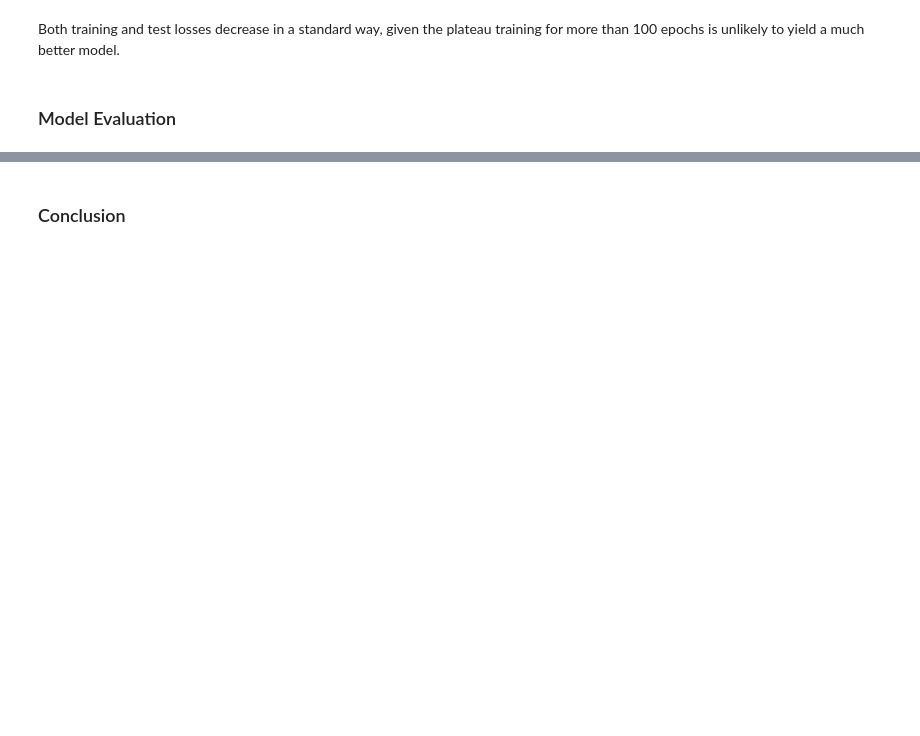
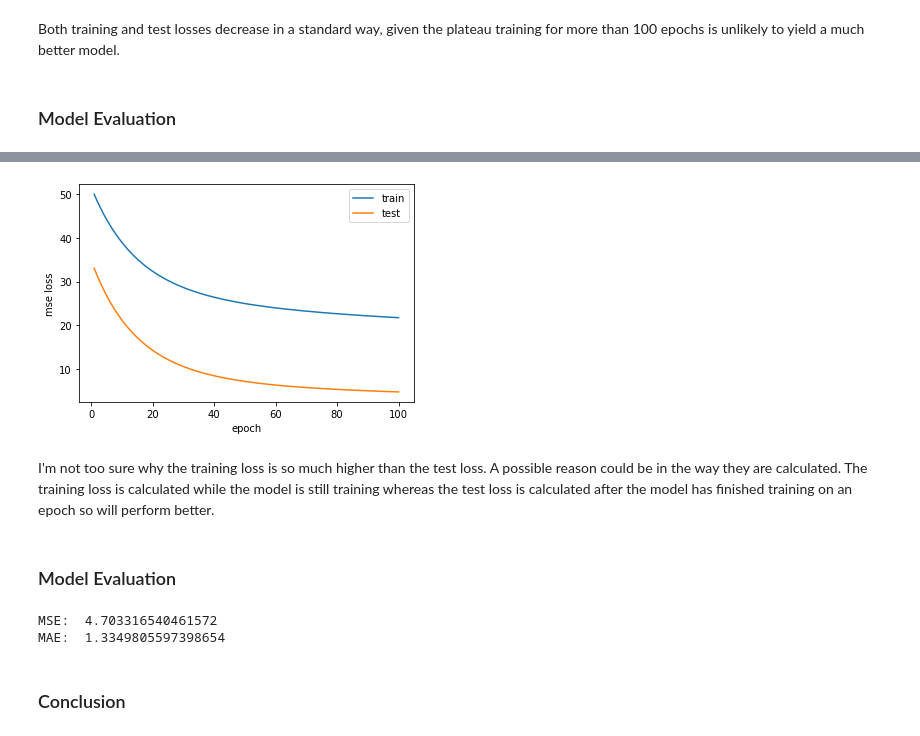
Before and after one commit to SamuelMidgley/RecSys-for-DTI, a Jupyter notebook: Matrix Factorisation for DTI.ipynb, the cells around one changed output, grey strips where cells are left out. Saved outputs shown, nothing was run; the diff lists cells and outputs as text; code cells hidden in the pictures; blank space fills up the shorter version.

```diff
--- a/Matrix Factorisation for DTI.ipynb
+++ b/Matrix Factorisation for DTI.ipynb
@@ -277,0 +407,7 @@ MAE:  0.8772664698006147
+# %%
+# loading in previously calculated similarity matrices
+drug_sim_np = np.loadtxt('SimilarityMatrices/drug_sim.txt', delimiter=',')
+drug_sim = torch.from_numpy(drug_sim_np)
+
+target_sim_np = np.loadtxt('SimilarityMatrices/target_sim.txt', delimiter=',')
+target_sim = torch.from_numpy(target_sim_np)
@@ -277,0 +464,5 @@ MAE:  0.8772664698006147
+# %%
+n_factors = 20 # number of latent factors
+num_epochs = 100
+
+MFSM_model = MatrixFactorization(len(Drug_to_ID), len(Target_to_ID), n_factors, drug_sim, target_sim)
@@ -277,0 +537,14 @@ MAE:  0.8772664698006147
+# %%
+epochs = range(1, num_epochs+1)
+plt.plot(epochs, train_losses, label='train')
+plt.plot(epochs, test_losses, label='test')
+plt.xlabel('epoch')
+plt.ylabel('mse loss')
+plt.legend()
+plt.show()
+# %% [output]
+[figure, added]
+# %% [markdown]
+I'm not too sure why the training loss is so much higher than the test loss. A possible reason could be in the way they are calculated. The training loss is calculated while the model is still training whereas the test loss is calculated after the model has finished training on an epoch so will perform better.
+# %% [markdown]
+### Model Evaluation
@@ -278,2 +558,11 @@ MAE:  0.8772664698006147
+# %%
+mse_score = mse_evaluator(y_test, predictions)
+mae_score = mae_evaluator(y_test, predictions)
+
+print('MSE: ', mse_score)
+print('MAE: ', mae_score)
+# %% [output]
+MSE:  4.703316540461572
+MAE:  1.3349805597398654
 # %% [markdown]
 ### Conclusion
```
Also changed, not shown: parts of 39 cells of this notebook.
